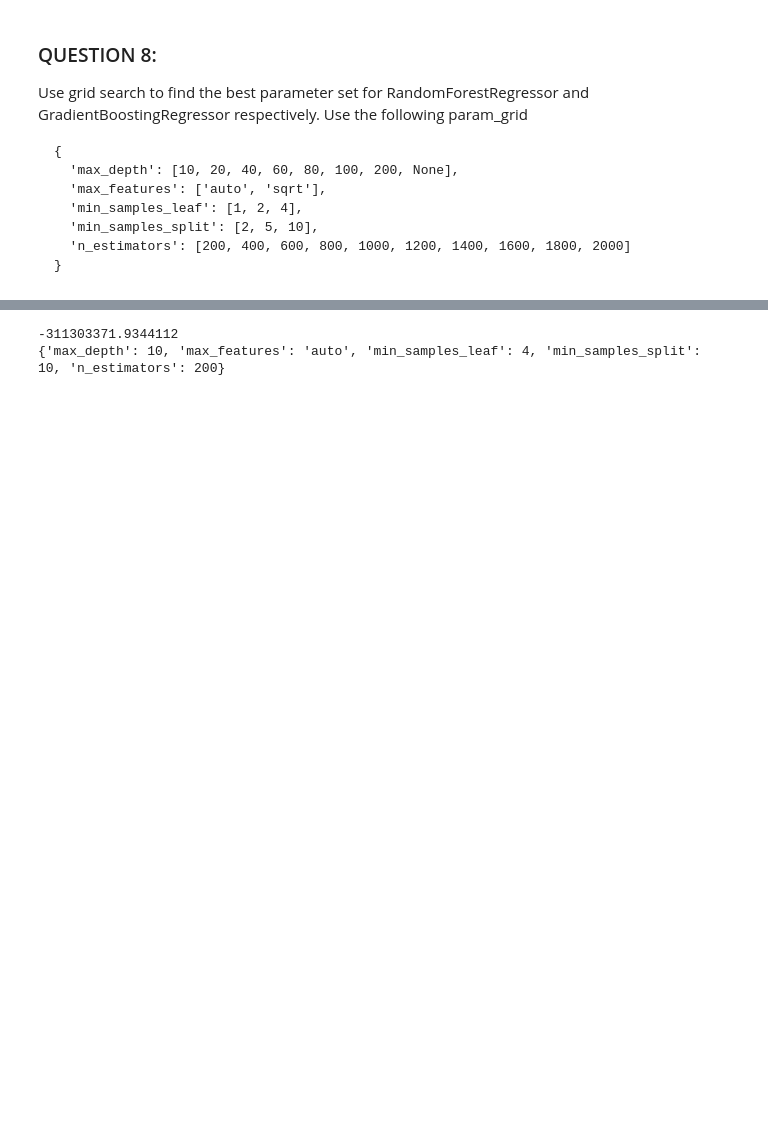
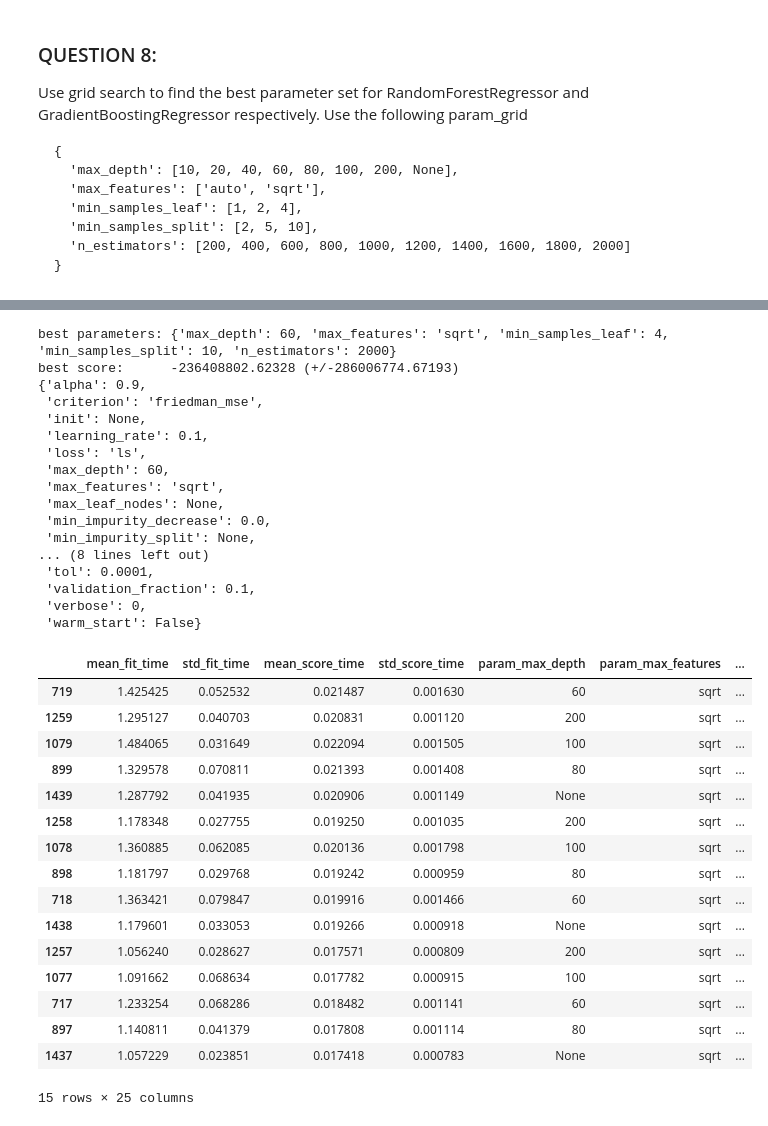
Before and after one commit to kehkashan22/ee219-project5, a Jupyter notebook: Q8.ipynb, the cells around one changed output, grey strips where cells are left out. Cells and saved outputs as stored; diff of their text form; code cells hidden in the pictures; blank space fills up the shorter version.

```diff
--- a/Q8.ipynb
+++ b/Q8.ipynb
@@ -163,23 +278,54 @@ print(grid.best_params_)
 # %%
 # http://aplunket.com/random-forest-regressor/
 from sklearn.ensemble import GradientBoostingRegressor
 from sklearn.model_selection import GridSearchCV
 from sklearn.model_selection import KFold
 
 param_grid = {
   'max_depth': [10, 20, 40, 60, 80, 100, 200, None],
   'max_features': ['auto', 'sqrt'],
   'min_samples_leaf': [1, 2, 4],
   'min_samples_split': [2, 5, 10],
   'n_estimators': [200, 400, 600, 800, 1000, 1200, 1400, 1600, 1800, 2000]
 }
 
 model = GradientBoostingRegressor(random_state=0)
 newgrid = GridSearchCV(estimator=model, param_grid=param_grid, cv = KFold(5, shuffle=True), scoring='neg_mean_squared_error')
 newgrid.fit(features, labels)
 
-print(newgrid.best_score_)
-print(newgrid.best_params_)
+GridSearch_table_plot(newgrid, negative=False)
 # %% [output]
--311303371.9344112
-{'max_depth': 10, 'max_features': 'auto', 'min_samples_leaf': 4, 'min_samples_split': 10, 'n_estimators': 200}
+best parameters: {'max_depth': 60, 'max_features': 'sqrt', 'min_samples_leaf': 4, 'min_samples_split': 10, 'n_estimators': 2000}
+best score:      -236408802.62328 (+/-286006774.67193)
+{'alpha': 0.9,
+ 'criterion': 'friedman_mse',
+ 'init': None,
+ 'learning_rate': 0.1,
+ 'loss': 'ls',
+ 'max_depth': 60,
+ 'max_features': 'sqrt',
+ 'max_leaf_nodes': None,
+ 'min_impurity_decrease': 0.0,
+ 'min_impurity_split': None,
+... (8 lines left out)
+ 'tol': 0.0001,
+ 'validation_fraction': 0.1,
+ 'verbose': 0,
+ 'warm_start': False}
+|  | mean_fit_time | std_fit_time | mean_score_time | std_score_time | param_max_depth | param_max_features | ... |
+| 719 | 1.425425 | 0.052532 | 0.021487 | 0.001630 | 60 | sqrt | ... |
+| 1259 | 1.295127 | 0.040703 | 0.020831 | 0.001120 | 200 | sqrt | ... |
+| 1079 | 1.484065 | 0.031649 | 0.022094 | 0.001505 | 100 | sqrt | ... |
+| 899 | 1.329578 | 0.070811 | 0.021393 | 0.001408 | 80 | sqrt | ... |
+| 1439 | 1.287792 | 0.041935 | 0.020906 | 0.001149 | None | sqrt | ... |
+| 1258 | 1.178348 | 0.027755 | 0.019250 | 0.001035 | 200 | sqrt | ... |
+| 1078 | 1.360885 | 0.062085 | 0.020136 | 0.001798 | 100 | sqrt | ... |
+| 898 | 1.181797 | 0.029768 | 0.019242 | 0.000959 | 80 | sqrt | ... |
+| 718 | 1.363421 | 0.079847 | 0.019916 | 0.001466 | 60 | sqrt | ... |
+| 1438 | 1.179601 | 0.033053 | 0.019266 | 0.000918 | None | sqrt | ... |
+| 1257 | 1.056240 | 0.028627 | 0.017571 | 0.000809 | 200 | sqrt | ... |
+| 1077 | 1.091662 | 0.068634 | 0.017782 | 0.000915 | 100 | sqrt | ... |
+| 717 | 1.233254 | 0.068286 | 0.018482 | 0.001141 | 60 | sqrt | ... |
+| 897 | 1.140811 | 0.041379 | 0.017808 | 0.001114 | 80 | sqrt | ... |
+| 1437 | 1.057229 | 0.023851 | 0.017418 | 0.000783 | None | sqrt | ... |
+15 rows × 25 columns
```
Also changed, not shown: parts of 9 cells of this notebook.
